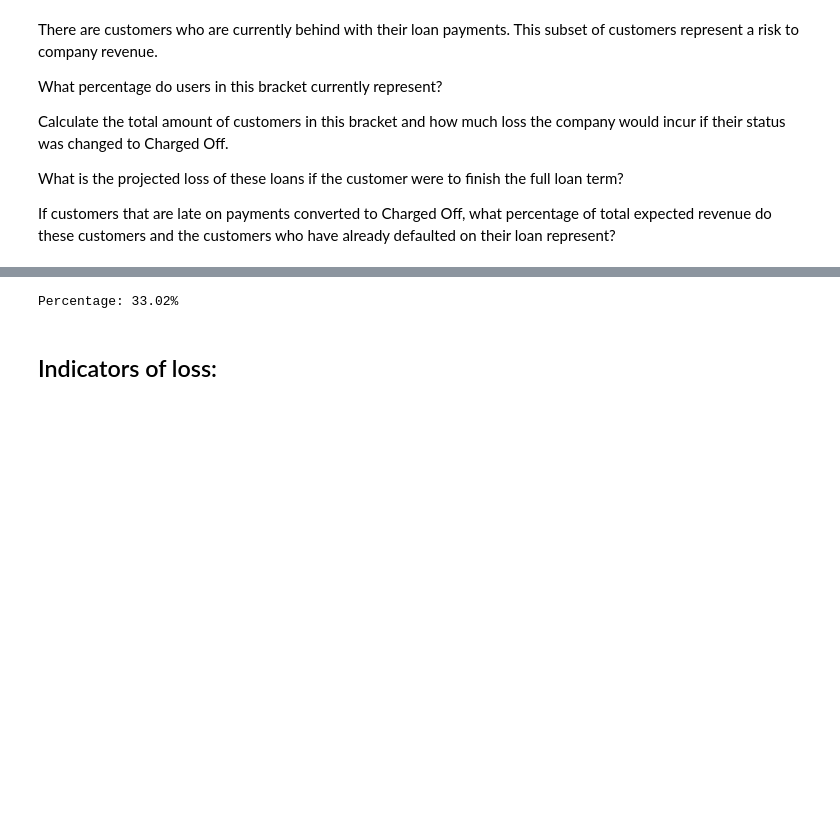
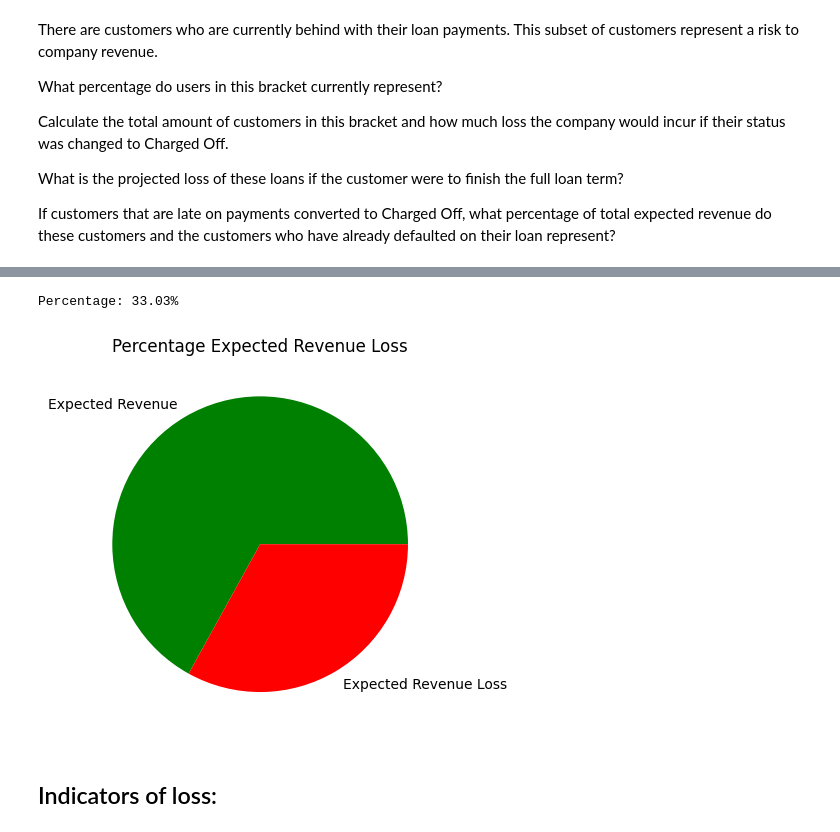
Before and after one commit to hollymorrris/exploratory-data-analysis---customer-loans-in-finance994, a Jupyter notebook: analysis_and_visualisation.ipynb, the cells around one changed output, grey strips where cells are left out. Saved outputs shown, nothing was run; the diff lists cells and outputs as text; code cells hidden in the pictures; blank space fills up the shorter version.

```diff
--- a/analysis_and_visualisation.ipynb
+++ b/analysis_and_visualisation.ipynb
@@ -224,13 +187,22 @@ Loss in revenue these loans would have generated if terms had finished: £487209
-# %%
-total_expected_revenue = total_to_be_paid - amount_recovered
-
-total_expected_revenue_loss = charged_off_revenue_loss + late_revenue_loss
-
-percentage_expected_revenue_loss = (total_expected_revenue_loss/total_expected_revenue) * 100
-
-print(f'Percentage: {percentage_expected_revenue_loss:.2f}%')
-# %% [output]
-Percentage: 33.02%
+# %%
+total_expected_revenue = total_to_be_paid - amount_recovered
+total_expected_revenue_loss = charged_off_revenue_loss + late_revenue_loss
+percentage_expected_revenue_loss = (total_expected_revenue_loss/total_expected_revenue) * 100 # Calculate percentage of revenue loss for Charged Off and Late loans combined over overall expected revenue
+
+print(f'Percentage: {percentage_expected_revenue_loss:.2f}%')
+
+percentage_expected_revenue = 100 - percentage_expected_revenue_loss
+labels = ['Expected Revenue', 'Expected Revenue Loss']
+percentages = [percentage_expected_revenue, percentage_expected_revenue_loss]
+colors = ['green', 'red']
+
+plt.figure
+plt.pie(percentages, labels=labels, colors=colors)
+plt.title('Percentage Expected Revenue Loss')
+plt.show()
+# %% [output]
+Percentage: 33.03%
+[figure, added]
 # %% [markdown]
 ## Indicators of loss:
 # %% [markdown]
```
Also changed, not shown: parts of 28 cells of this notebook.
